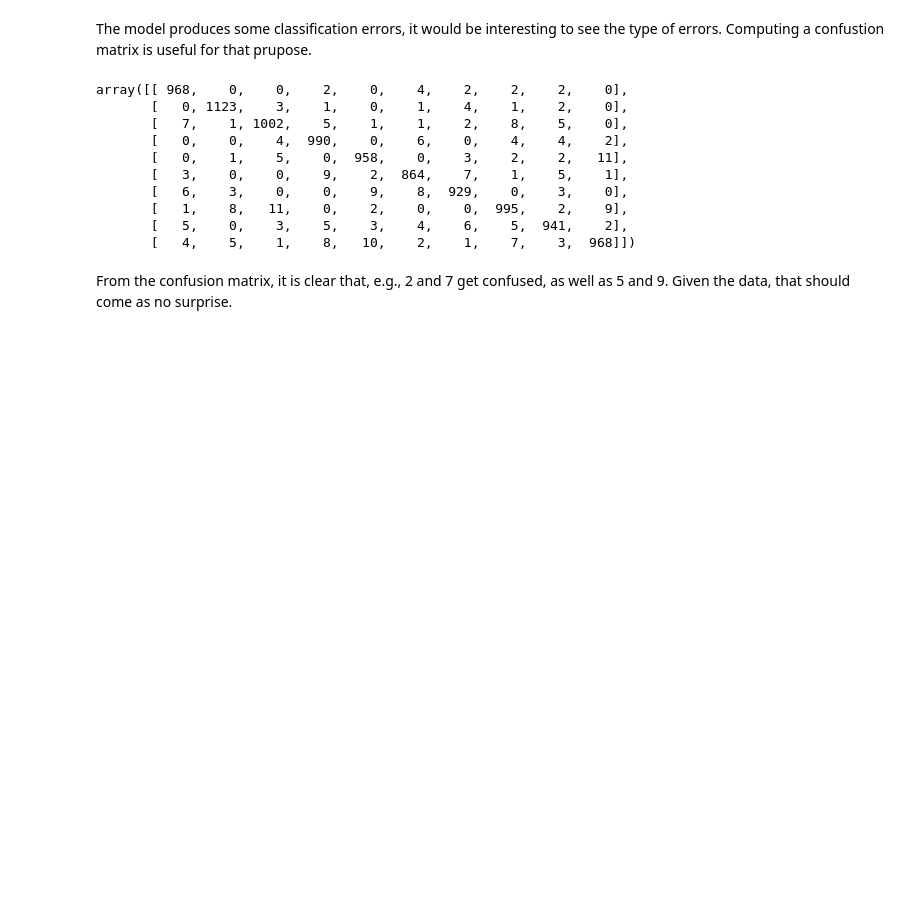
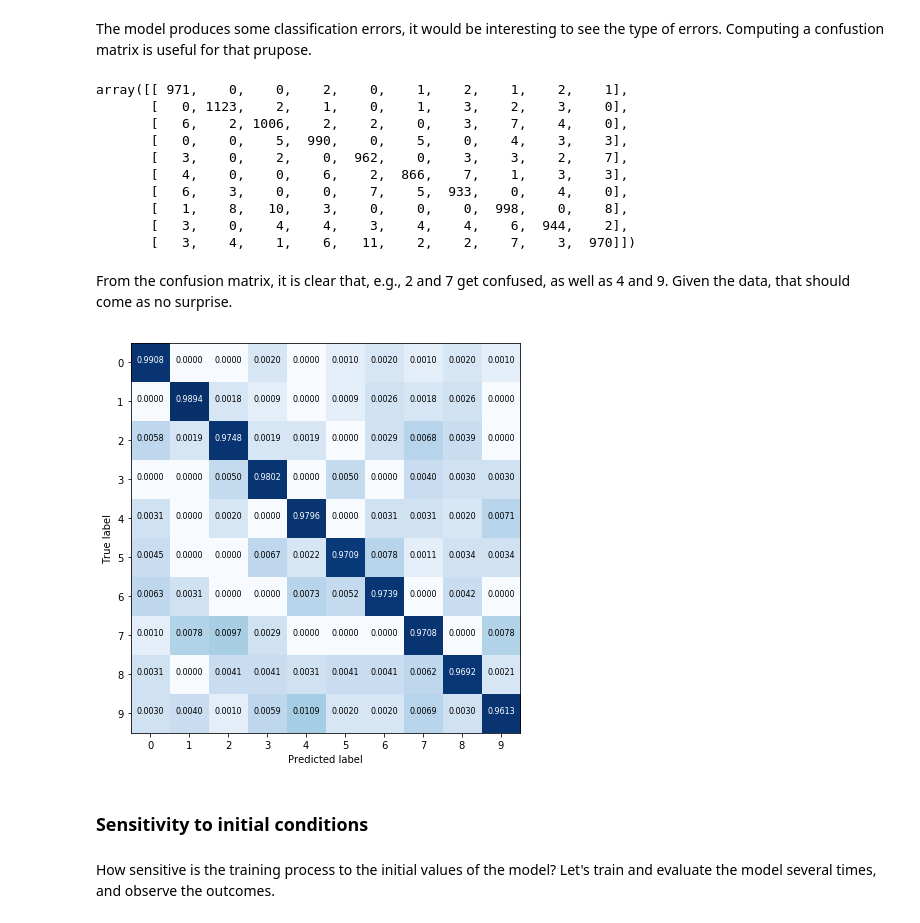
Before and after one commit to gjbex/training-material, a Jupyter notebook: Python/Keras/mnist.ipynb, the cells around one changed output. Drawn from its saved outputs; the diff is of its cells as text; code cells hidden in the pictures; blank space fills up the shorter version.

```diff
--- a/Python/Keras/mnist.ipynb
+++ b/Python/Keras/mnist.ipynb
@@ -347,17 +358,51 @@ y_predict_classes = dropout_model.predict_classes(x_test)
 # %%
 y_test_classes = np.argmax(y_test, axis=1)
 # %%
-confusion_matrix(y_test_classes, y_predict_classes)
+cm = confusion_matrix(y_test_classes, y_predict_classes)
+cm
 # %% [output]
-array([[ 968,    0,    0,    2,    0,    4,    2,    2,    2,    0],
-       [   0, 1123,    3,    1,    0,    1,    4,    1,    2,    0],
-       [   7,    1, 1002,    5,    1,    1,    2,    8,    5,    0],
-       [   0,    0,    4,  990,    0,    6,    0,    4,    4,    2],
-       [   0,    1,    5,    0,  958,    0,    3,    2,    2,   11],
-       [   3,    0,    0,    9,    2,  864,    7,    1,    5,    1],
-       [   6,    3,    0,    0,    9,    8,  929,    0,    3,    0],
-       [   1,    8,   11,    0,    2,    0,    0,  995,    2,    9],
-       [   5,    0,    3,    5,    3,    4,    6,    5,  941,    2],
-       [   4,    5,    1,    8,   10,    2,    1,    7,    3,  968]])
+array([[ 971,    0,    0,    2,    0,    1,    2,    1,    2,    1],
+       [   0, 1123,    2,    1,    0,    1,    3,    2,    3,    0],
+       [   6,    2, 1006,    2,    2,    0,    3,    7,    4,    0],
+       [   0,    0,    5,  990,    0,    5,    0,    4,    3,    3],
+       [   3,    0,    2,    0,  962,    0,    3,    3,    2,    7],
+       [   4,    0,    0,    6,    2,  866,    7,    1,    3,    3],
+       [   6,    3,    0,    0,    7,    5,  933,    0,    4,    0],
+       [   1,    8,   10,    3,    0,    0,    0,  998,    0,    8],
+       [   3,    0,    4,    4,    3,    4,    4,    6,  944,    2],
+       [   3,    4,    1,    6,   11,    2,    2,    7,    3,  970]])
 # %% [markdown]
-From the confusion matrix, it is clear that, e.g., 2 and 7 get confused, as well as 5 and 9.  Given the data, that should come as no surprise.
+From the confusion matrix, it is clear that, e.g., 2 and 7 get confused, as well as 4 and 9.  Given the data, that should come as no surprise.
+# %%
+def plot_confusion_matrix(cm, classes,
+                          normalize=False,
+                          cmap=plt.cm.Blues):
+
+    log1p_cm = np.log1p(cm)
+    if normalize:
+        cm = cm.astype(np.float)/cm.sum(axis=1)[:, np.newaxis]
+
+    figure, axes = plt.subplots(figsize=(6, 6))
+    axes.imshow(log1p_cm, interpolation='nearest', cmap=cmap)
+    axes.set_xticks(classes)
+    axes.set_yticks(classes)
+
+    fmt = '{0:.4f}' if normalize else '{0:d}'
+    thresh = cm.max() / 2.
+    for i, j in itertools.product(range(cm.shape[0]), range(cm.shape[1])):
+        axes.text(j, i, fmt.format(cm[i, j]),
+                  horizontalalignment="center",
+                  color="white" if cm[i, j] > thresh else "black",
+                  fontsize=8)
+
+    plt.tight_layout()
+    axes.set_ylabel('True label')
+    axes.set_xlabel('Predicted label')
+# %%
+plot_confusion_matrix(cm, range(10), normalize=True)
+# %% [output]
+[figure, added]
+# %% [markdown]
+### Sensitivity to initial conditions
+# %% [markdown]
+How sensitive is the training process to the initial values of the model?  Let's train and evaluate the model several times, and observe the outcomes.
```
Also changed, not shown: parts of 21 cells of this notebook.
